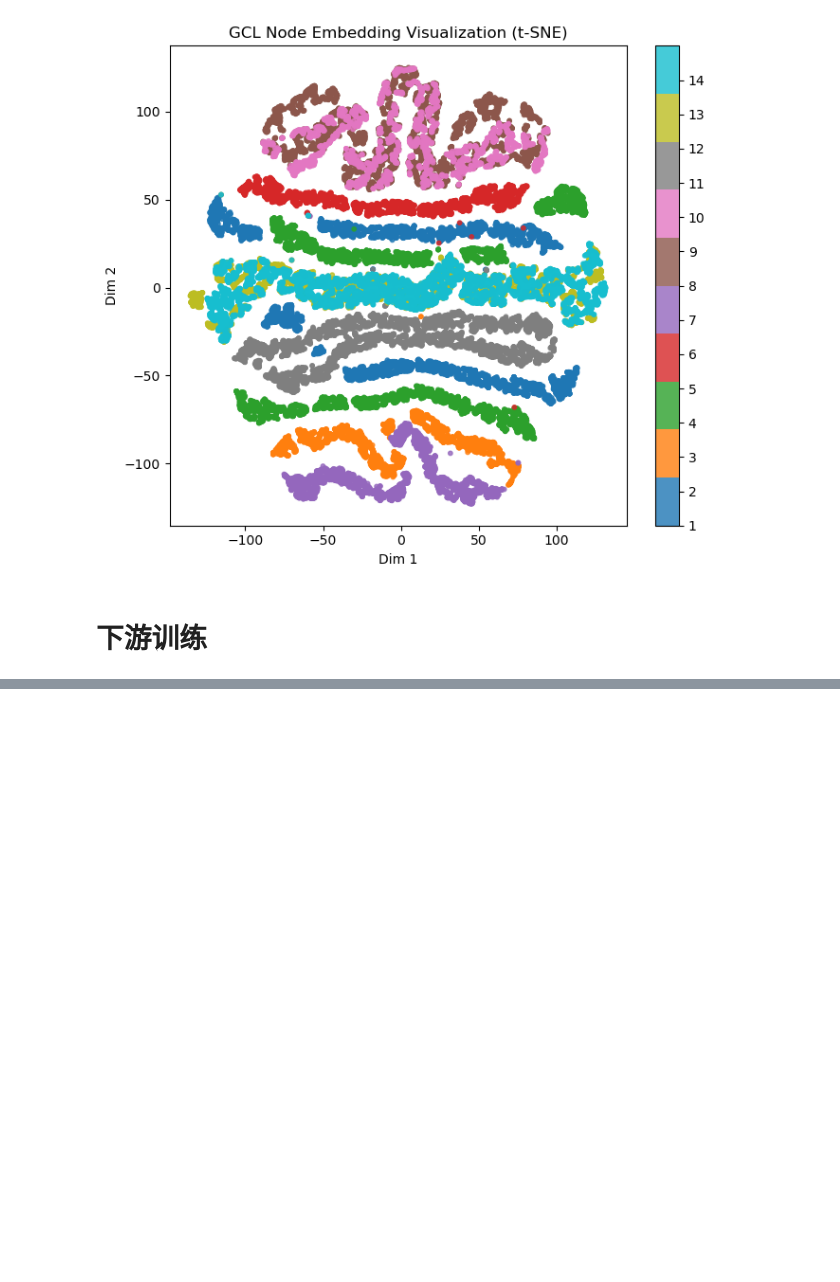
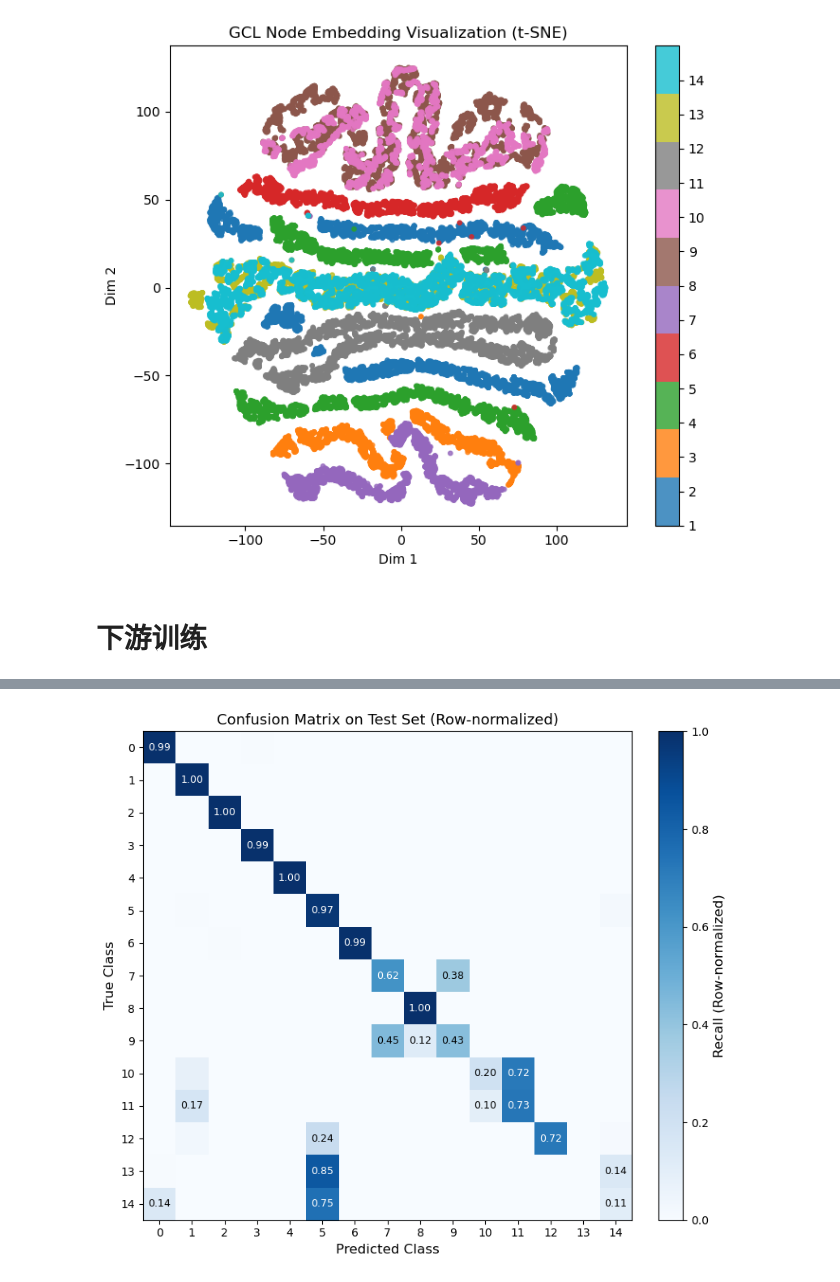
Before and after one commit to Noneeyou/High_similar_ML, a Jupyter notebook: baseline/only_c&t_only_GCL/notebook/only_c&t_only_GCL.ipynb, the cells around one changed output, grey strips where cells are left out. Cells and saved outputs as stored; diff of their text form; code cells hidden in the pictures; blank space fills up the shorter version.

```diff
--- a/baseline/only_c&t_only_GCL/notebook/only_c&t_only_GCL.ipynb
+++ b/baseline/only_c&t_only_GCL/notebook/only_c&t_only_GCL.ipynb
@@ -571,7 +571,7 @@ best_train_acc = 0.0
 SAVE_PATH = (
     "/home/charles/HZU/Industrial_Software_Testing/"
     "Industrial_Software_Testing/High_similar_ML/"
-    "baseline/only_c&t_only_GCL/model_save/ignore_nan/downstream_best.pth"
+    "baseline/only_c&t_only_GCL/model_save/ignore_nan/downstream_best.pt"
 )
 
 for epoch in range(1, EPOCHS + 1):
@@ -602,4 +602,78 @@ for epoch in range(1, EPOCHS + 1):
 
 print(f"\n✅ Finished. Best Train Acc = {best_train_acc:.4f}")
 print(f"📦 Model saved to: {SAVE_PATH}")
+
+# ======================= 8️⃣ 训练结束后的混淆矩阵统计 =======================
+from sklearn.metrics import confusion_matrix
+import numpy as np
+
+print("\n===== Confusion Matrix (After Training) =====")
+
+classifier.eval()
+gcl.eval()
+
+with torch.no_grad():
+    h, _ = gcl(test_graph.x, test_graph.edge_index)
+    logits = classifier(h)
+    preds = logits.argmax(dim=1)
+
+y_true = test_graph.y
+
+# ⚠️ 与 evaluate(test_graph) 完全一致：优先使用 train_withlabel_mask
+if hasattr(test_graph, "train_withlabel_mask"):
+    mask = test_graph.train_withlabel_mask
+    y_true_cm = y_true[mask].cpu().numpy()
+    preds_cm  = preds[mask].cpu().numpy()
+    print("Confusion matrix is computed on test_graph.train_withlabel_mask")
+else:
+    y_true_cm = y_true.cpu().numpy()
+    preds_cm  = preds.cpu().numpy()
+    print("Confusion matrix is computed on ALL test nodes (no mask)")
+
+cm = confusion_matrix(y_true_cm, preds_cm)
+print(cm)
+
+# ======================= 9️⃣ 可选：按行归一化（论文更常用） =======================
+cm_norm = cm.astype(float) / cm.sum(axis=1, keepdims=True)
+
+print("\n===== Row-normalized Confusion Matrix (Recall) =====")
+np.set_printoptions(precision=3, suppress=True)
+print(cm_norm)
+# ======================= 🔟 混淆矩阵可视化（论文级） =======================
+import matplotlib.pyplot as plt
+
+num_classes = cm.shape[0]
+
+plt.figure(figsize=(9, 7))
+im = plt.imshow(cm_norm, cmap="Blues", vmin=0, vmax=1)
+
+# colorbar
+cbar = plt.colorbar(im, fraction=0.046, pad=0.04)
+cbar.set_label("Recall (Row-normalized)", fontsize=12)
+
+plt.xlabel("Predicted Class", fontsize=12)
+plt.ylabel("True Class", fontsize=12)
+plt.title("Confusion Matrix on Test Set (Row-normalized)", fontsize=13)
+
+plt.xticks(range(num_classes))
+plt.yticks(range(num_classes))
+
+# ======================= 数值标注（只标显著项，避免拥挤） =======================
+threshold = 0.1  # 只显示 Recall >= 0.1 的格子
+
+for i in range(num_classes):
+    for j in range(num_classes):
+        val = cm_norm[i, j]
+        if np.isnan(val):
+            continue
+        if val >= threshold:
+            plt.text(
+                j, i, f"{val:.2f}",
+                ha="center", va="center",
+                color="white" if val > 0.6 else "black",
+                fontsize=9
+            )
+
+plt.tight_layout()
+plt.show()
 # %% [output]
@@ -622,0 +697 @@ print(f"📦 Model saved to: {SAVE_PATH}")
+[figure, added]
```
Also changed, not shown: parts of 1 cell of this notebook, 2 other files.
